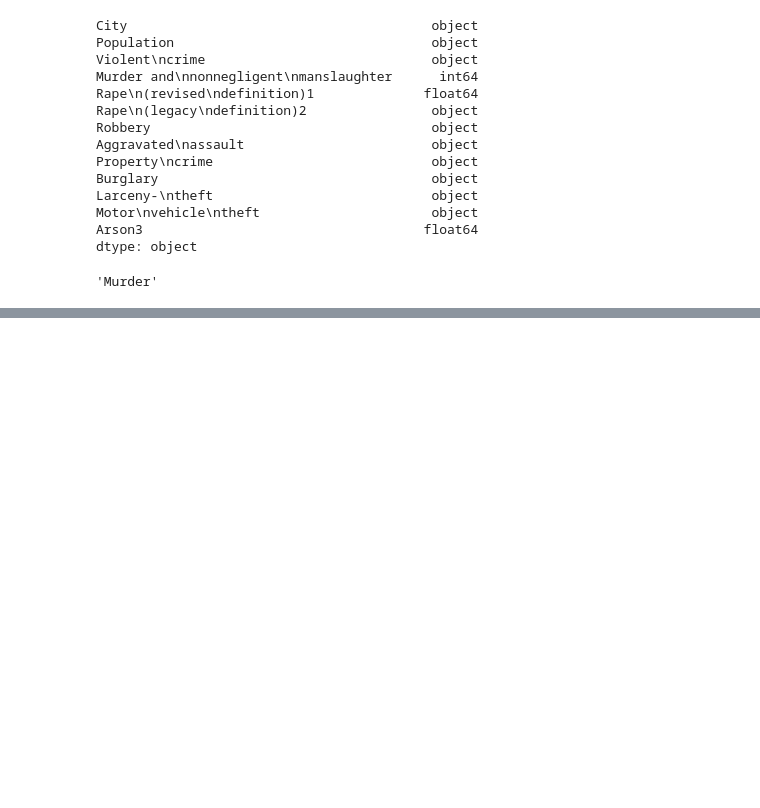
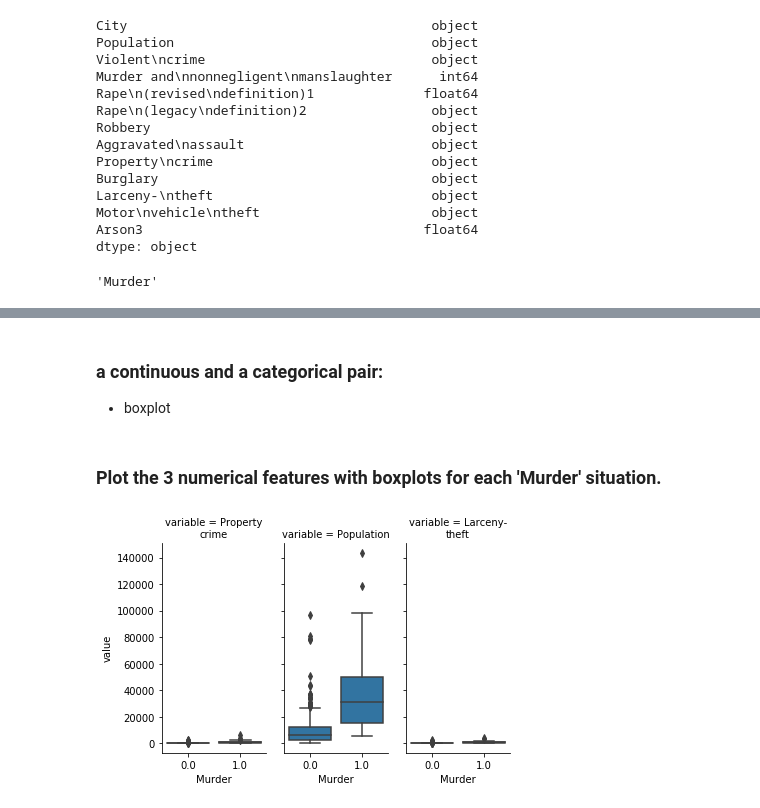
Before and after one commit to evian13/Bootcamp-U2, a Jupyter notebook: DS Bootcamp - U2L4.4 - Challenge make your own regression model.ipynb, the cells around one changed output, grey strips where cells are left out. Drawn from its saved outputs; the diff is of its cells as text; code cells hidden in the pictures; blank space fills up the shorter version.

```diff
--- a/DS Bootcamp - U2L4.4 - Challenge make your own regression model.ipynb
+++ b/DS Bootcamp - U2L4.4 - Challenge make your own regression model.ipynb
@@ -359,0 +218,22 @@ X_cols
+# %% [markdown]
+###  a continuous and a categorical pair:
+* boxplot
+# %% [markdown]
+### Plot the 3 numerical features with boxplots for each 'Murder' situation.
+# %%
+# Restructure the data so we can use FacetGrid rather than making a boxplot
+# for each variable separately.
+
+df_murder_cols = prop_crime.columns.drop(['Robbery2'])
+df_murder = prop_crime[df_murder_cols]
+#df_murder.head(50)
+# %%
+df_murder = pd.melt(df_murder, id_vars=['Murder'])
+#df_murder
+#df_murder.variable.value_counts()
+# %%
+g = sns.FacetGrid(df_murder, col="variable", size=4, aspect=.5)
+g = g.map(sns.boxplot, "Murder", "value")
+plt.show()
+# %% [output]
+[figure, added]
```
Also changed, not shown: parts of 85 cells of this notebook.
